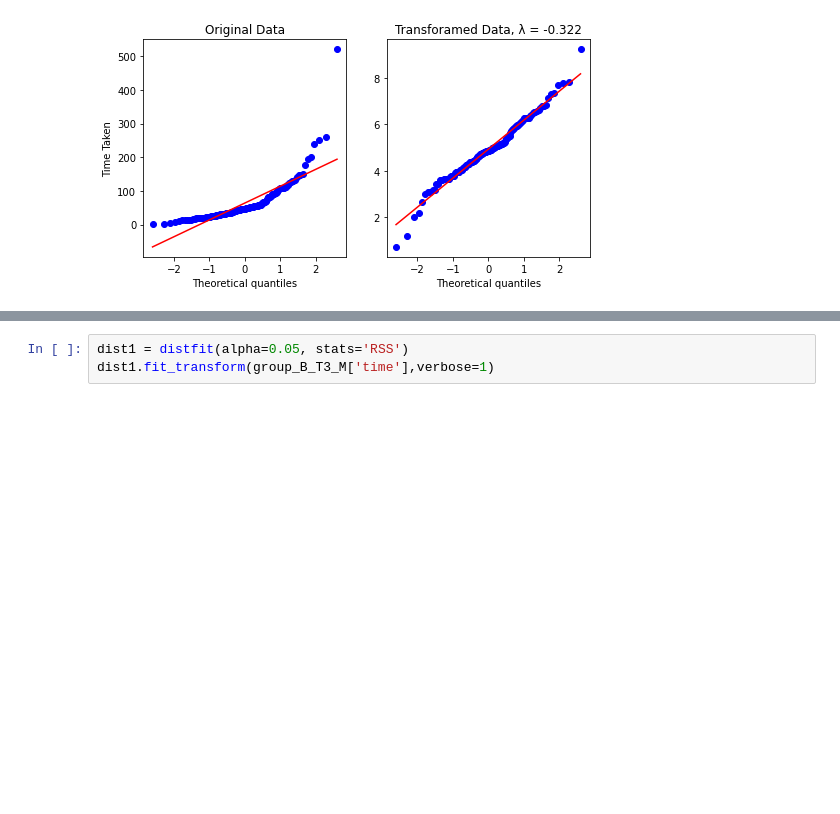
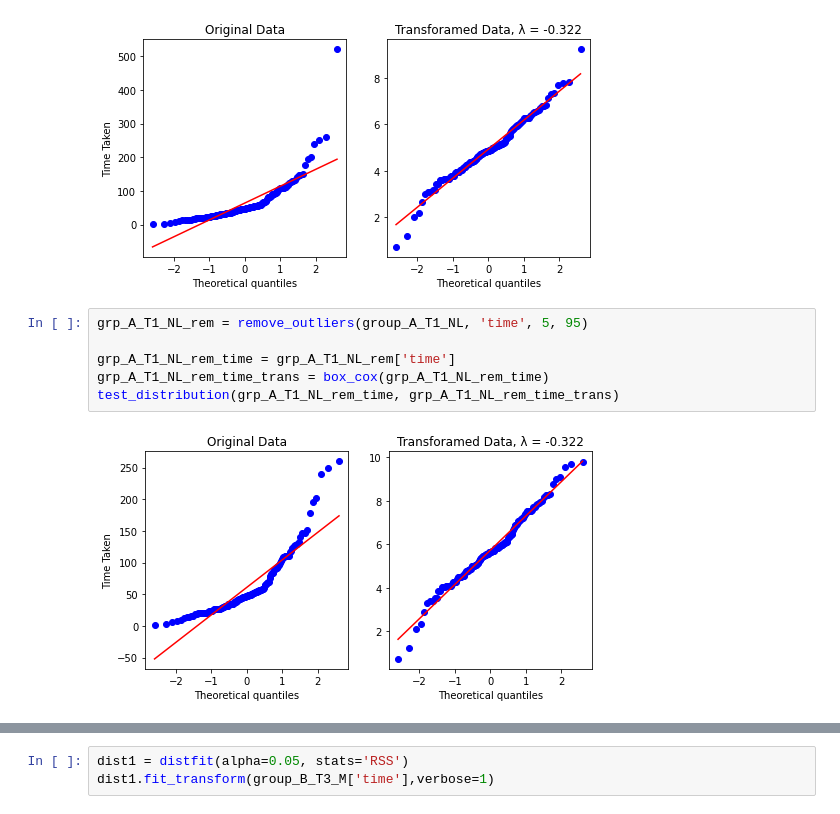
Before and after one commit to velitchko/graph-vis-evaluation-ext, a Jupyter notebook: python/Data Groups.ipynb, the cells around one changed output, grey strips where cells are left out. Saved outputs shown, nothing was run; the diff lists cells and outputs as text; blank space fills up the shorter version.

```diff
--- a/python/Data Groups.ipynb
+++ b/python/Data Groups.ipynb
@@ -655,3 +676,11 @@ grp_A_T1_NL_time_trans = box_cox(grp_A_T1_NL_time)
 test_distribution(grp_A_T1_NL_time, grp_A_T1_NL_time_trans)
 # %% [output]
 [figure]
+# %%
+grp_A_T1_NL_rem = remove_outliers(group_A_T1_NL, 'time', 5, 95)
+
+grp_A_T1_NL_rem_time = grp_A_T1_NL_rem['time']
+grp_A_T1_NL_rem_time_trans = box_cox(grp_A_T1_NL_rem_time)
+test_distribution(grp_A_T1_NL_rem_time, grp_A_T1_NL_rem_time_trans)
+# %% [output]
+[figure, added]
```
Also changed, not shown: parts of 13 cells of this notebook.
